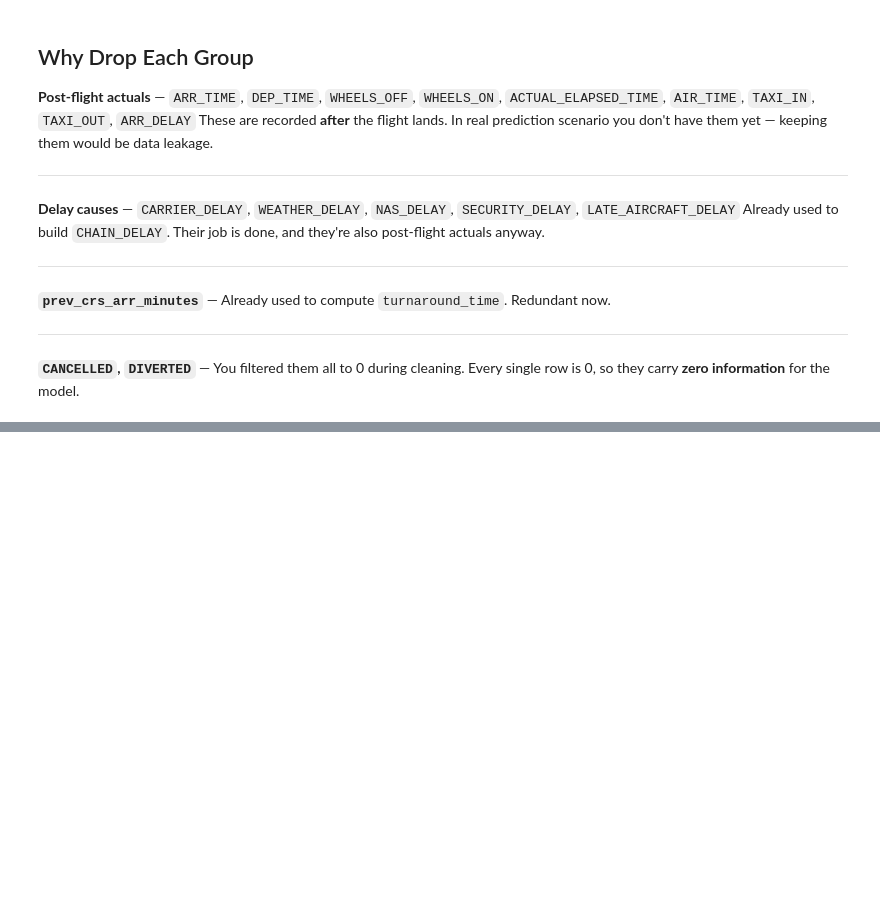
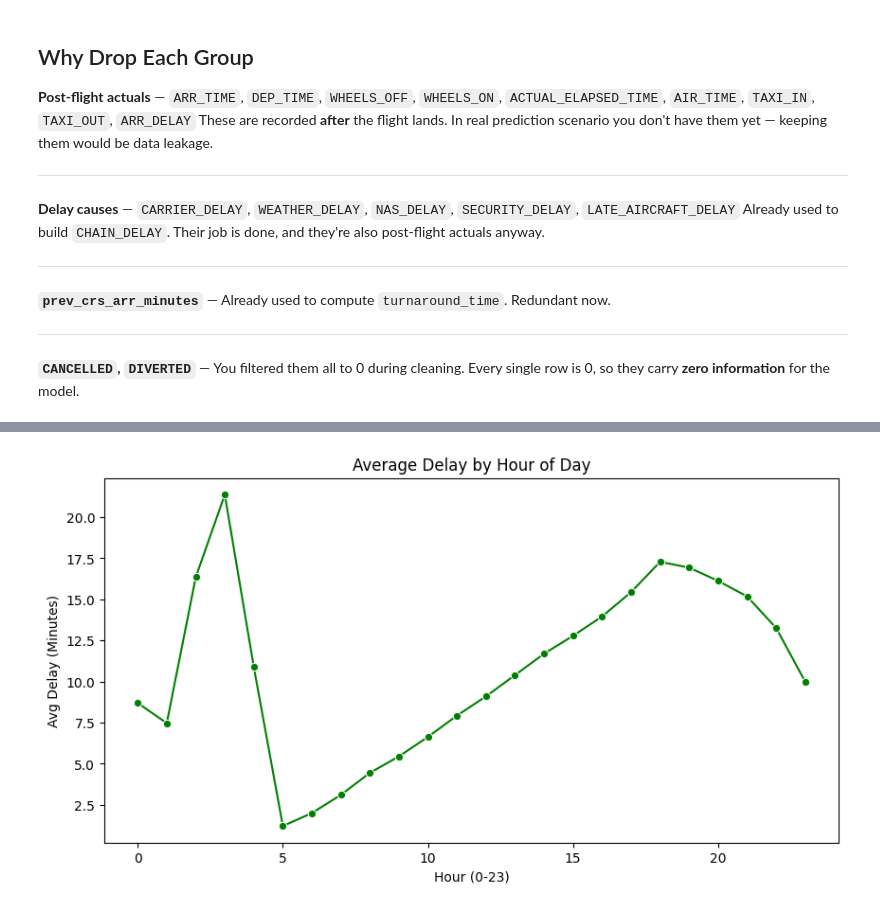
Before and after one commit to Mohamedashraf2005/Flight_Delay-PySpark, a Jupyter notebook: Flight_Delay_Chain_Reaction_Prediction.ipynb, the cells around one changed output, grey strips where cells are left out. Cells and saved outputs as stored; diff of their text form; code cells hidden in the pictures; blank space fills up the shorter version.

```diff
--- a/Flight_Delay_Chain_Reaction_Prediction.ipynb
+++ b/Flight_Delay_Chain_Reaction_Prediction.ipynb
@@ -343,0 +452,12 @@ df.limit(1).toPandas()
+# %%
+#Delay distribution by carrier, route, hour
+hour_delay = df.groupBy("hour_of_day").avg("DEP_DELAY").orderBy("hour_of_day").toPandas()
+
+plt.figure(figsize=(10, 5))
+sns.lineplot(data=hour_delay, x="hour_of_day", y="avg(DEP_DELAY)", marker='o', color='g')
+plt.title("Average Delay by Hour of Day")
+plt.xlabel("Hour (0-23)")
+plt.ylabel("Avg Delay (Minutes)")
+plt.show()
+# %% [output]
+[figure, added]
```
Also changed, not shown: parts of 13 cells of this notebook.
